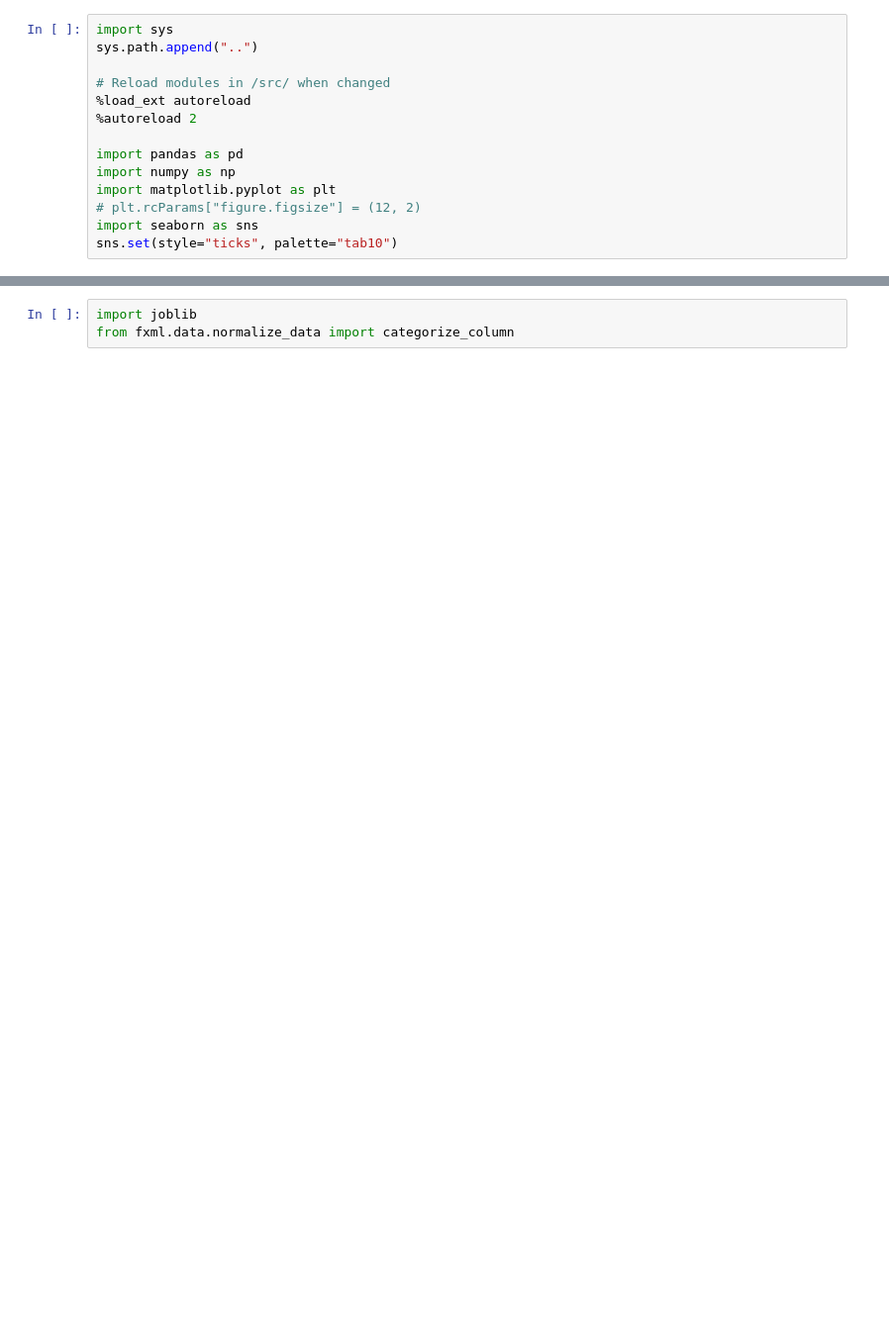
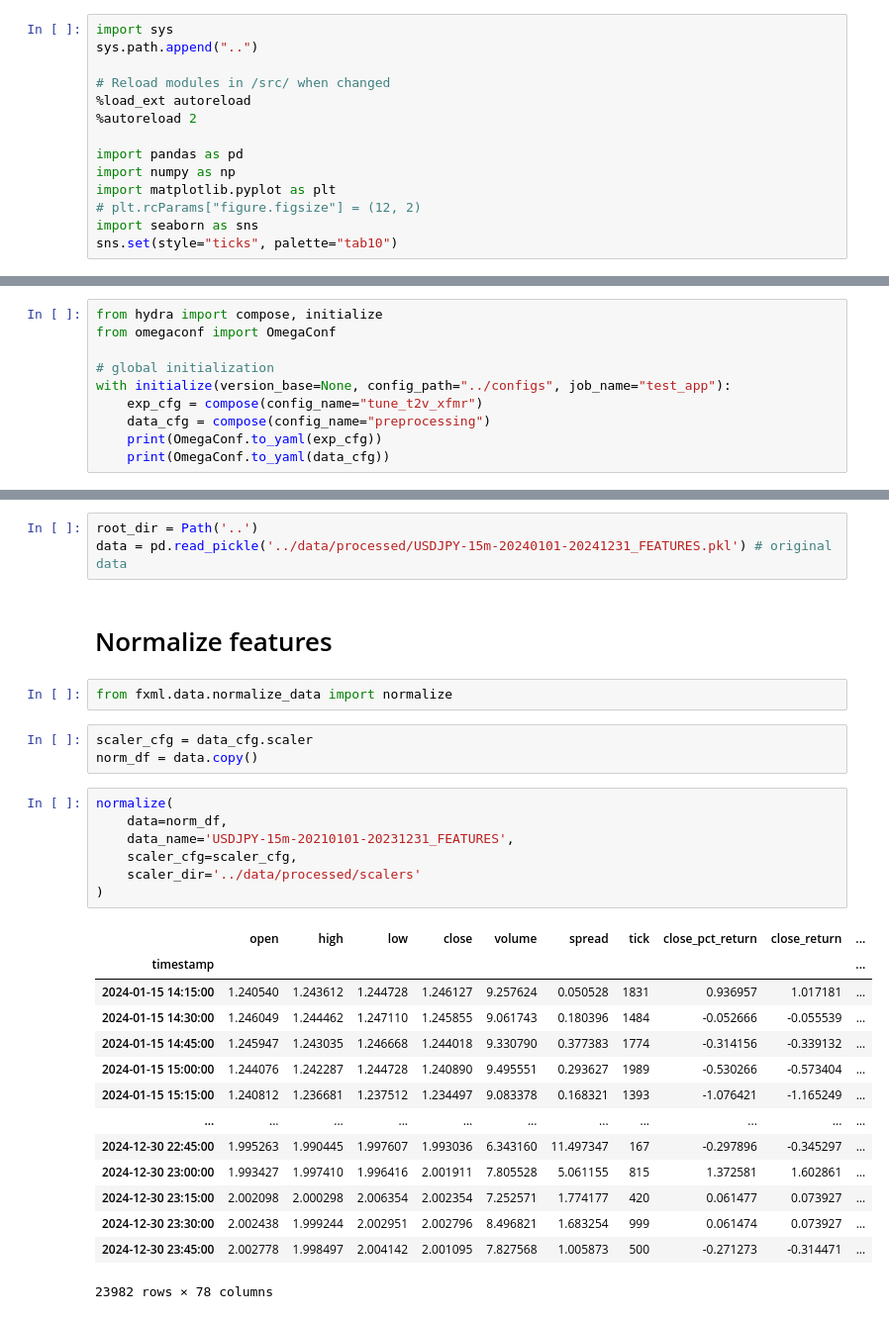
Before and after one commit to chillmelon/fxml, a Jupyter notebook: notebook/52 Regr Visualization.ipynb, the cells around one changed output, grey strips where cells are left out. Shown at 99% size. Drawn from its saved outputs; the diff is of its cells as text; blank space fills up the shorter version.

```diff
--- a/notebook/52 Regr Visualization.ipynb
+++ b/notebook/52 Regr Visualization.ipynb
@@ -17,0 +24,10 @@ from fxml.models.t2v_transformer_regr.model import T2VTransformerRegressorModule
+# %%
+from hydra import compose, initialize
+from omegaconf import OmegaConf
+
+# global initialization
+with initialize(version_base=None, config_path="../configs", job_name="test_app"):
+    exp_cfg = compose(config_name="tune_t2v_xfmr")
+    data_cfg = compose(config_name="preprocessing")
+    print(OmegaConf.to_yaml(exp_cfg))
+    print(OmegaConf.to_yaml(data_cfg))
@@ -18,3 +52,32 @@ from fxml.models.t2v_transformer_regr.model import T2VTransformerRegressorModule
+# %%
+root_dir = Path('..')
+data = pd.read_pickle('../data/processed/USDJPY-15m-20240101-20241231_FEATURES.pkl') # original data
+# %% [markdown]
+# Normalize features
 # %%
-import joblib
-from fxml.data.normalize_data import categorize_column
+from fxml.data.normalize_data import normalize
+# %%
+scaler_cfg = data_cfg.scaler
+norm_df = data.copy()
+# %%
+normalize(
+    data=norm_df,
+    data_name='USDJPY-15m-20210101-20231231_FEATURES',
+    scaler_cfg=scaler_cfg,
+    scaler_dir='../data/processed/scalers'
+)
+# %% [output]
+|  | open | high | low | close | volume | spread | tick | close_pct_return | close_return | ... |
+| timestamp |  |  |  |  |  |  |  |  |  | ... |
+| 2024-01-15 14:15:00 | 1.240540 | 1.243612 | 1.244728 | 1.246127 | 9.257624 | 0.050528 | 1831 | 0.936957 | 1.017181 | ... |
+| 2024-01-15 14:30:00 | 1.246049 | 1.244462 | 1.247110 | 1.245855 | 9.061743 | 0.180396 | 1484 | -0.052666 | -0.055539 | ... |
+| 2024-01-15 14:45:00 | 1.245947 | 1.243035 | 1.246668 | 1.244018 | 9.330790 | 0.377383 | 1774 | -0.314156 | -0.339132 | ... |
+| 2024-01-15 15:00:00 | 1.244076 | 1.242287 | 1.244728 | 1.240890 | 9.495551 | 0.293627 | 1989 | -0.530266 | -0.573404 | ... |
+| 2024-01-15 15:15:00 | 1.240812 | 1.236681 | 1.237512 | 1.234497 | 9.083378 | 0.168321 | 1393 | -1.076421 | -1.165249 | ... |
+| ... | ... | ... | ... | ... | ... | ... | ... | ... | ... | ... |
+| 2024-12-30 22:45:00 | 1.995263 | 1.990445 | 1.997607 | 1.993036 | 6.343160 | 11.497347 | 167 | -0.297896 | -0.345297 | ... |
+| 2024-12-30 23:00:00 | 1.993427 | 1.997410 | 1.996416 | 2.001911 | 7.805528 | 5.061155 | 815 | 1.372581 | 1.602861 | ... |
+| 2024-12-30 23:15:00 | 2.002098 | 2.000298 | 2.006354 | 2.002354 | 7.252571 | 1.774177 | 420 | 0.061477 | 0.073927 | ... |
+| 2024-12-30 23:30:00 | 2.002438 | 1.999244 | 2.002951 | 2.002796 | 8.496821 | 1.683254 | 999 | 0.061474 | 0.073927 | ... |
+| 2024-12-30 23:45:00 | 2.002778 | 1.998497 | 2.004142 | 2.001095 | 7.827568 | 1.005873 | 500 | -0.271273 | -0.314471 | ... |
+23982 rows × 78 columns
```
Also changed, not shown: parts of 23 cells of this notebook, 13 other files.
